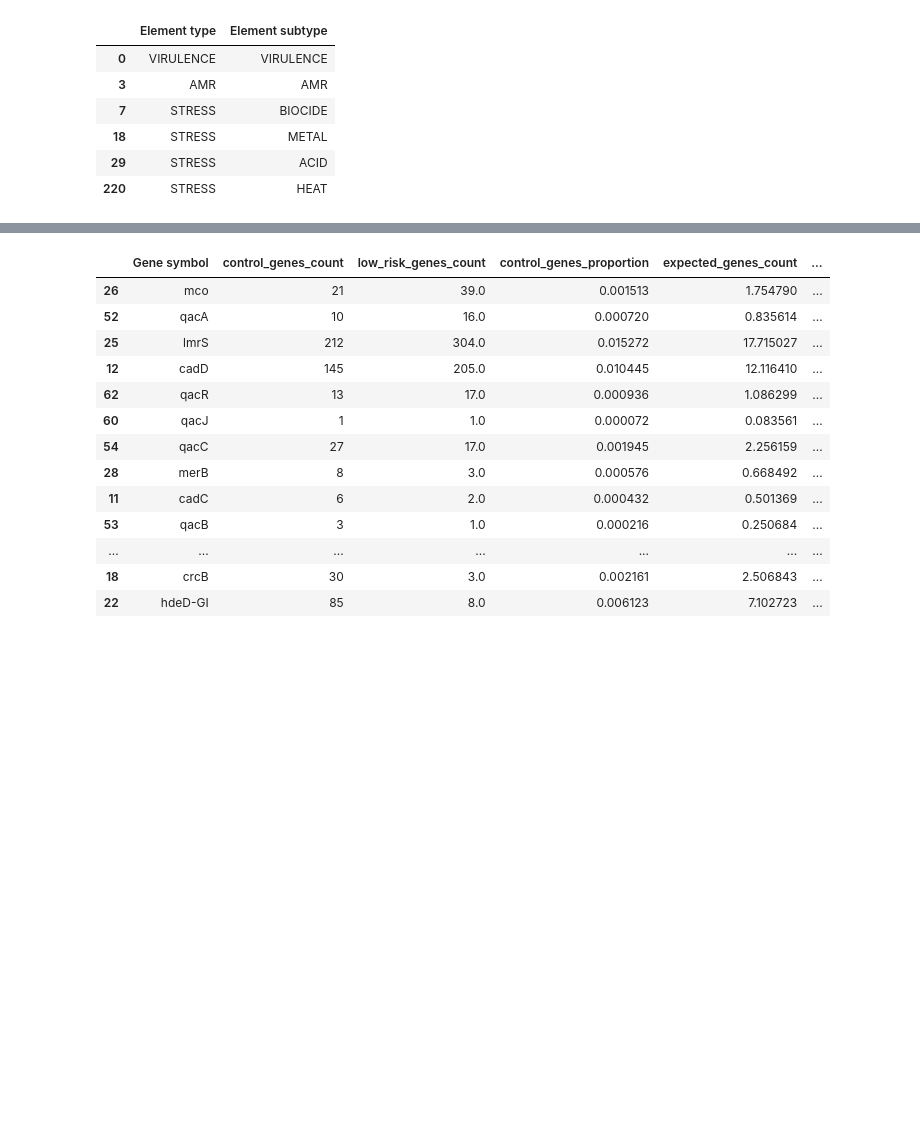
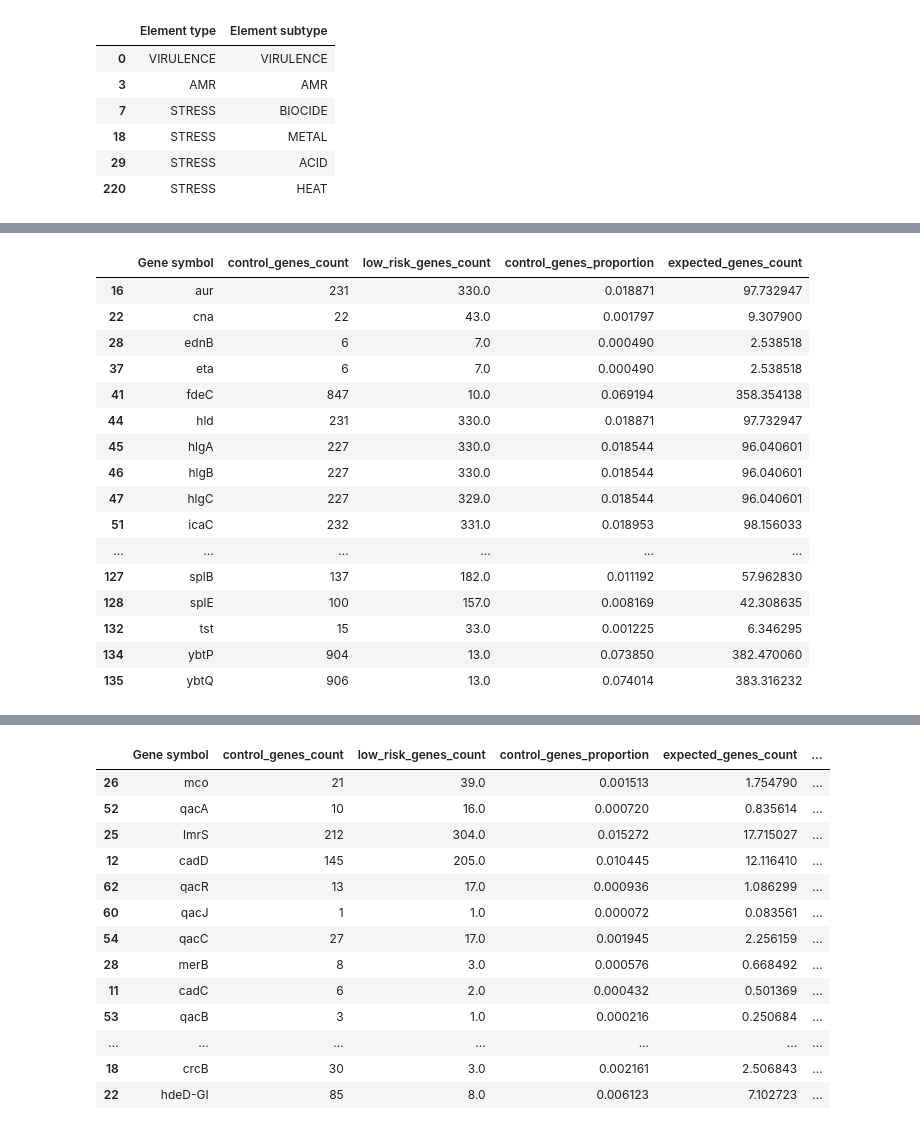
Before and after one commit to ryashpal/EHR-Int-Analysis, a Jupyter notebook: notebooks/visuals_for_publication/statistical_analysis_amr_lowrisk.ipynb, the cells around one changed output, grey strips where cells are left out. Cells and saved outputs as stored; diff of their text form; code cells hidden in the pictures; blank space fills up the shorter version.

```diff
--- a/notebooks/visuals_for_publication/statistical_analysis_amr_lowrisk.ipynb
+++ b/notebooks/visuals_for_publication/statistical_analysis_amr_lowrisk.ipynb
@@ -176,6 +176,8 @@ controlAnnotationsDf[['Element type', 'Element subtype']].drop_duplicates()
 # %%
 import scipy.stats as stats
 
+
+dfDict = {}
 
 for annotationType in ['VIRULENCE', 'AMR', 'STRESS']:
 
@@ -199,10 +201,20 @@ for annotationType in ['VIRULENCE', 'AMR', 'STRESS']:
         on=['Gene symbol']
     ).fillna(0)
 
-    mergedGenecountsDf['control_genes_proportion'] = mergedGenecountsDf.control_genes_count/mergedGenecountsDf.control_genes_count.sum()
+    filteredGenecountsDf = mergedGenecountsDf[(mergedGenecountsDf.low_risk_genes_count >= 5) & (mergedGenecountsDf.low_risk_genes_count > 0)]
 
-    mergedGenecountsDf['expected_genes_count'] = mergedGenecountsDf.control_genes_proportion * mergedGenecountsDf.low_risk_genes_count.sum()
+    filteredGenecountsDf['control_genes_proportion'] = filteredGenecountsDf.control_genes_count/filteredGenecountsDf.control_genes_count.sum()
 
-    print(stats.chisquare(f_obs= mergedGenecountsDf.low_risk_genes_count, f_exp= mergedGenecountsDf.expected_genes_count))
+    filteredGenecountsDf['expected_genes_count'] = filteredGenecountsDf.control_genes_proportion * filteredGenecountsDf.low_risk_genes_count.sum()
+
+    dfDict[annotationType] = filteredGenecountsDf
+
+    if(filteredGenecountsDf.shape[0] < 2):
+        print('Not sufficient data for the test')
+        continue
+
+    chi2, p = stats.chisquare(f_obs=filteredGenecountsDf.low_risk_genes_count, f_exp=filteredGenecountsDf.expected_genes_count)
+    significant = p < 0.05  # 5% significance level
+    print(chi2, p, significant)
 # %% [output]
 annotationType:  VIRULENCE
@@ -213,0 +243,20 @@ Power_divergenceResult(statistic=9746.498328426738, pvalue=0.0)
+# %%
+dfDict['VIRULENCE']
+# %% [output]
+|  | Gene symbol | control_genes_count | low_risk_genes_count | control_genes_proportion | expected_genes_count |
+| 16 | aur | 231 | 330.0 | 0.018871 | 97.732947 |
+| 22 | cna | 22 | 43.0 | 0.001797 | 9.307900 |
+| 28 | ednB | 6 | 7.0 | 0.000490 | 2.538518 |
+| 37 | eta | 6 | 7.0 | 0.000490 | 2.538518 |
+| 41 | fdeC | 847 | 10.0 | 0.069194 | 358.354138 |
+| 44 | hld | 231 | 330.0 | 0.018871 | 97.732947 |
+| 45 | hlgA | 227 | 330.0 | 0.018544 | 96.040601 |
+| 46 | hlgB | 227 | 330.0 | 0.018544 | 96.040601 |
+| 47 | hlgC | 227 | 329.0 | 0.018544 | 96.040601 |
+| 51 | icaC | 232 | 331.0 | 0.018953 | 98.156033 |
+| ... | ... | ... | ... | ... | ... |
+| 127 | splB | 137 | 182.0 | 0.011192 | 57.962830 |
+| 128 | splE | 100 | 157.0 | 0.008169 | 42.308635 |
+| 132 | tst | 15 | 33.0 | 0.001225 | 6.346295 |
+| 134 | ybtP | 904 | 13.0 | 0.073850 | 382.470060 |
+| 135 | ybtQ | 906 | 13.0 | 0.074014 | 383.316232 |
```
Also changed, not shown: parts of 7 cells of this notebook, 1 other file.
